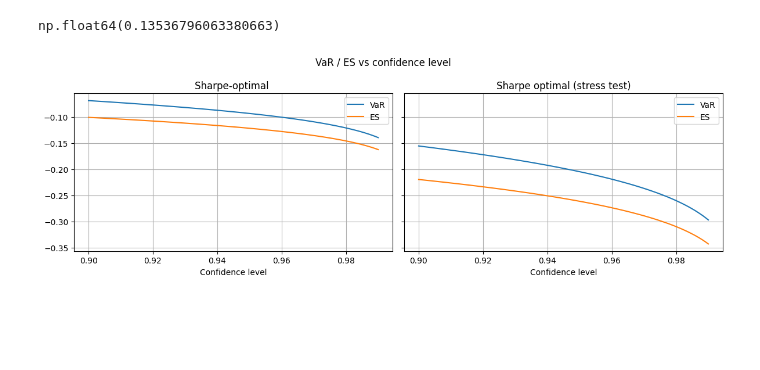
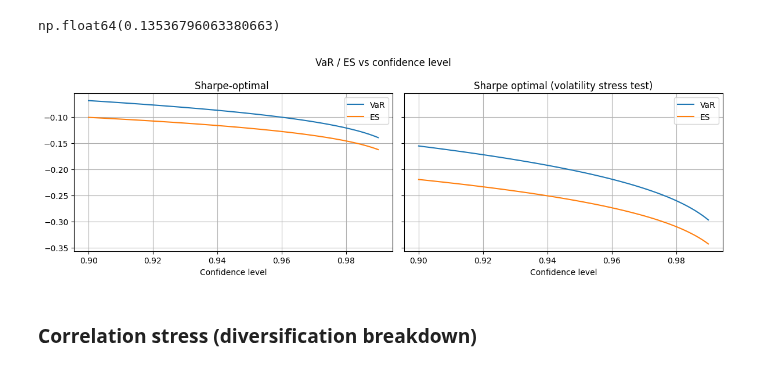
Before and after one commit to conformist89/optim-methods-asset-in-management, a Jupyter notebook: optim-intervace.ipynb, the cells around one changed output. Saved outputs shown, nothing was run; the diff lists cells and outputs as text; code cells hidden in the pictures; blank space fills up the shorter version.

```diff
--- a/optim-intervace.ipynb
+++ b/optim-intervace.ipynb
@@ -334,14 +334,16 @@ cvar_90_99_sh_norm_st = get_cvar_gauss(mu_sh, sigma_sh_stress, conf_levels_90_99
 # %%
 fig, axes = plt.subplots(1, 2, figsize=(12, 4), sharey=True)
 
 plot_var_es_conf_level(conf_levels_90_99, var_90_99_sh_norm, cvar_90_99_sh_norm,
             "Sharpe-optimal ", ax=axes[0])
 plot_var_es_conf_level(conf_levels_90_99, var_90_99_sh_norm_st, cvar_90_99_sh_norm_st,
-            "Sharpe optimal (stress test)", ax=axes[1])
+            "Sharpe optimal (volatility stress test)", ax=axes[1])
 
 fig.suptitle("VaR / ES vs confidence level")
 fig.tight_layout()
 plt.show()
 # %% [output]
-[figure, old version]
+[figure, new version]
+# %% [markdown]
+### Correlation stress (diversification breakdown)
 # %%
```
Also changed, not shown: parts of 9 cells of this notebook.
